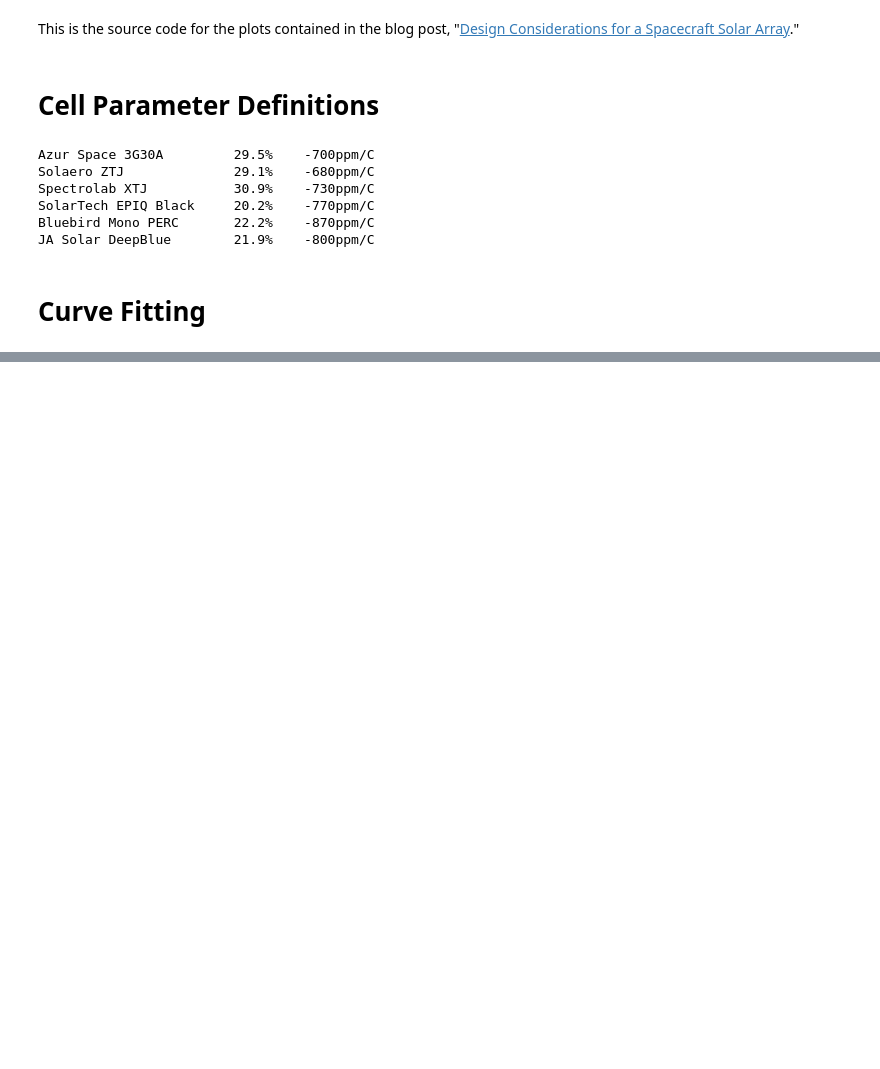
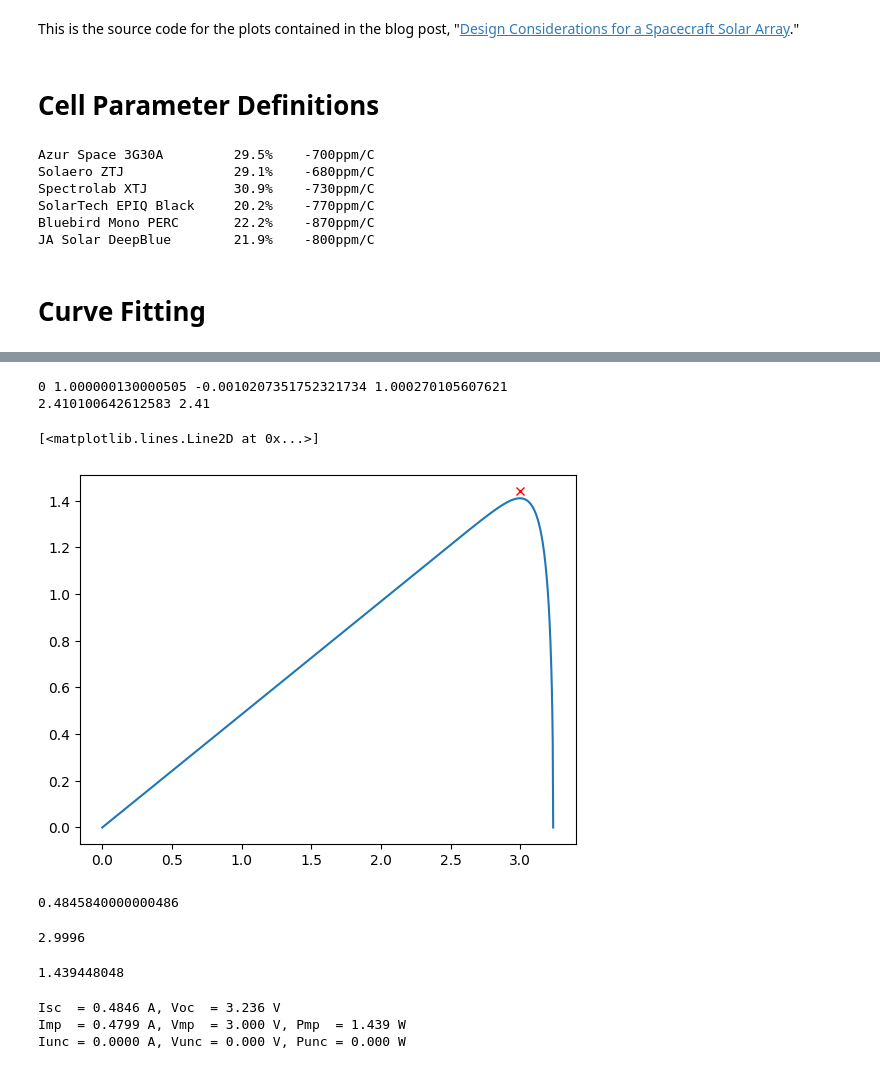
Before and after one commit to amosborne/solarcell, a Jupyter notebook: examples/cell_comparison.ipynb, the cells around one changed output, grey strips where cells are left out. Drawn from its saved outputs; the diff is of its cells as text; code cells hidden in the pictures; blank space fills up the shorter version.

```diff
--- a/examples/cell_comparison.ipynb
+++ b/examples/cell_comparison.ipynb
@@ -160,4 +158,46 @@ Iunc = 0.003584 A, Vunc = 0.002510 V, Punc = 0.008729 W
 [figure]
+# %%
+c = cell.cell(28, 1)
+v = np.linspace(0, c.voc, 1000)
+plt.plot(v / c.voc, c.iv(v) / c.isc, 'b', label="28C")
+plt.plot(c.vmp / c.voc, c.imp / c.isc, 'bx')
+
+c = cell.cell(-60, 1)
+v = np.linspace(0, c.voc, 1000,)
+plt.plot(v / c.voc, c.iv(v) / c.isc, 'r', label="-60C")
+plt.plot(c.vmp / c.voc, c.imp / c.isc, 'rx')
+plt.ylim([0.5, 1.1])
+plt.xlim([0.5, 1.1])
+
+plt.legend()
+plt.grid()
+# %% [output]
+0 1.000000130000505 -0.0010207351752321734 1.000270105607621
+2.410100642612583 2.41
+# %%
+plt.plot(v, c.pv(v))
+plt.plot(c.vmp, c.pmp, 'rx')
+# %% [output]
+[<matplotlib.lines.Line2D at 0x...>]
+[figure, added]
+# %%
+c.iv(0)
+# %% [output]
+0.4845840000000486
+# %%
+c.vmp
+# %% [output]
+2.9996
+# %%
+c.pv(c.vmp)
+# %% [output]
+1.439448048
+# %%
+c
+# %% [output]
+Isc  = 0.4846 A, Voc  = 3.236 V
+Imp  = 0.4799 A, Vmp  = 3.000 V, Pmp  = 1.439 W
+Iunc = 0.0000 A, Vunc = 0.000 V, Punc = 0.000 W
 # %%
 fig, ax = plt.subplots(nrows=2, ncols=3, sharey=True, figsize=(12, 12))
 
```
Also changed, not shown: parts of 3 cells of this notebook, 1 other file.
